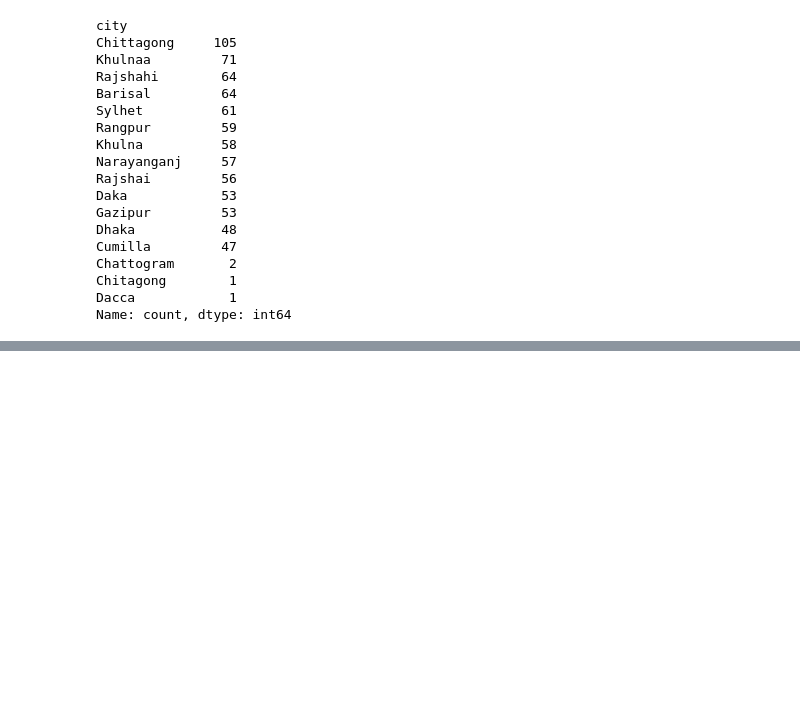
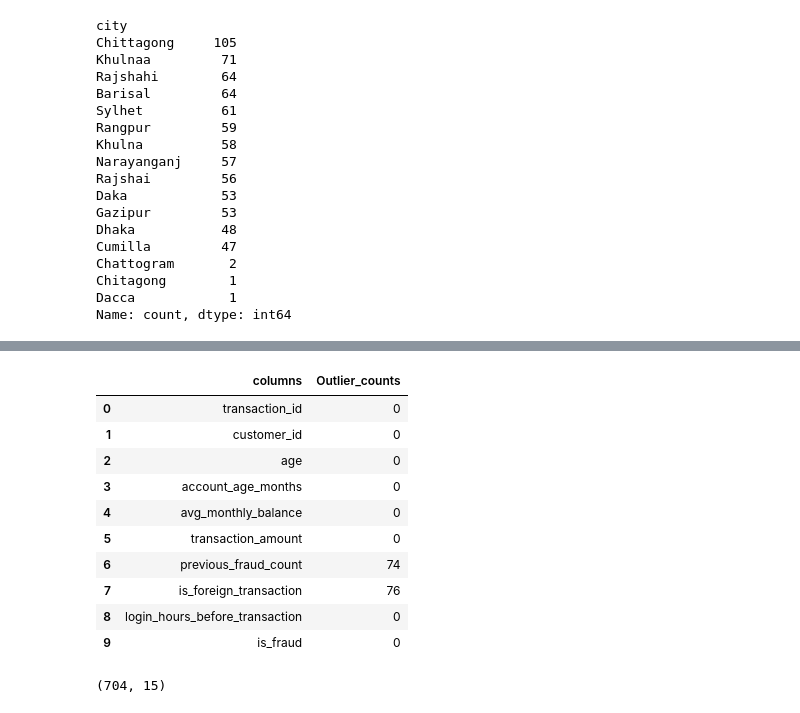
Before and after one commit to Md-Maruf-1727/Machine-Learning-Algorithms, a Jupyter notebook: Decision Tree/Fraud detection model/code.ipynb, the cells around one changed output, grey strips where cells are left out. Saved outputs shown, nothing was run; the diff lists cells and outputs as text; code cells hidden in the pictures; blank space fills up the shorter version.

```diff
--- a/Decision Tree/Fraud detection model/code.ipynb
+++ b/Decision Tree/Fraud detection model/code.ipynb
@@ -406,0 +453,54 @@ for col in df.columns:
+# %%
+#removing outlier using boxplot
+def outlier(df, col2):
+    q1 = df[col1].quantile(.25)
+    q3 = df[col1].quantile(.75)
+
+    iqr = q3 - q1
+
+    up_wh = q3 + 1.5 * iqr
+    low_wh = q1 - 1.5 * iqr
+
+    return df[(df[col1] <= low_wh) & (df[col1] <= up_wh)]
+# %%
+df_clean = df.copy()
+# %%
+for col3 in df.select_dtypes(include='number').columns:
+    df_clean = outlier(df_clean, col3)
+# %%
+df = df_clean.copy()
+# %%
+outlier_count = {}
+for col1 in df.select_dtypes(include='number').columns:
+    q1 = df[col1].quantile(.25)
+    q3 = df[col1].quantile(.75)
+
+    iqr = q3 - q1
+
+    up_wh = q3 + 1.5 * iqr
+    low_wh = q1 - 1.5 * iqr
+
+    counts = (df[col1] < low_wh) | (df[col1] > up_wh)
+    outlier_count[col1] = counts.sum()
+
+outlier_df = pd.DataFrame({
+    'columns': outlier_count.keys(),
+    'Outlier_counts': outlier_count.values()
+})
+outlier_df
+# %% [output]
+|  | columns | Outlier_counts |
+| 0 | transaction_id | 0 |
+| 1 | customer_id | 0 |
+| 2 | age | 0 |
+| 3 | account_age_months | 0 |
+| 4 | avg_monthly_balance | 0 |
+| 5 | transaction_amount | 0 |
+| 6 | previous_fraud_count | 74 |
+| 7 | is_foreign_transaction | 76 |
+| 8 | login_hours_before_transaction | 0 |
+| 9 | is_fraud | 0 |
+# %%
+df.shape
+# %% [output]
+(704, 15)
```
Also changed, not shown: parts of 2 cells of this notebook.
